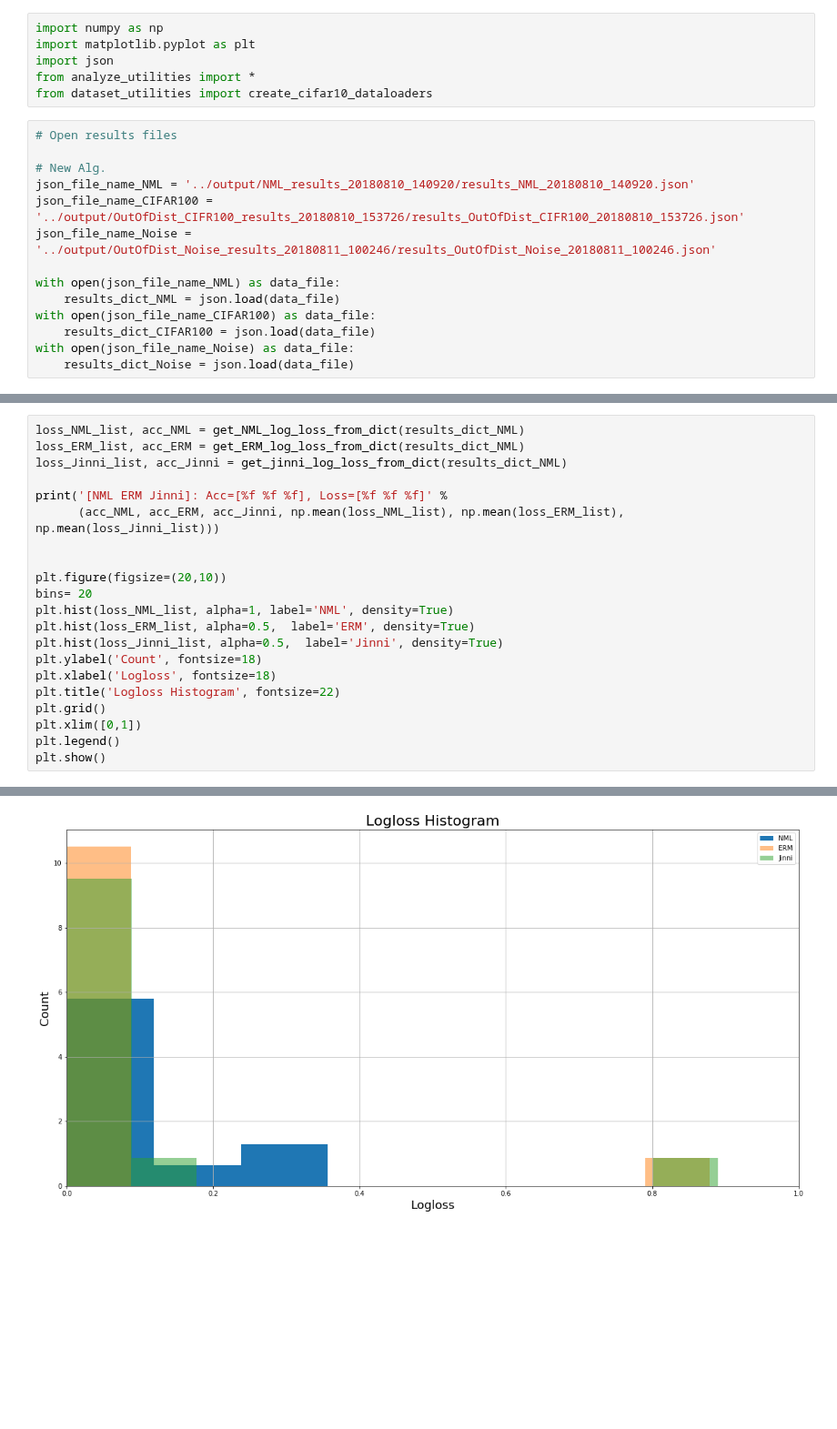
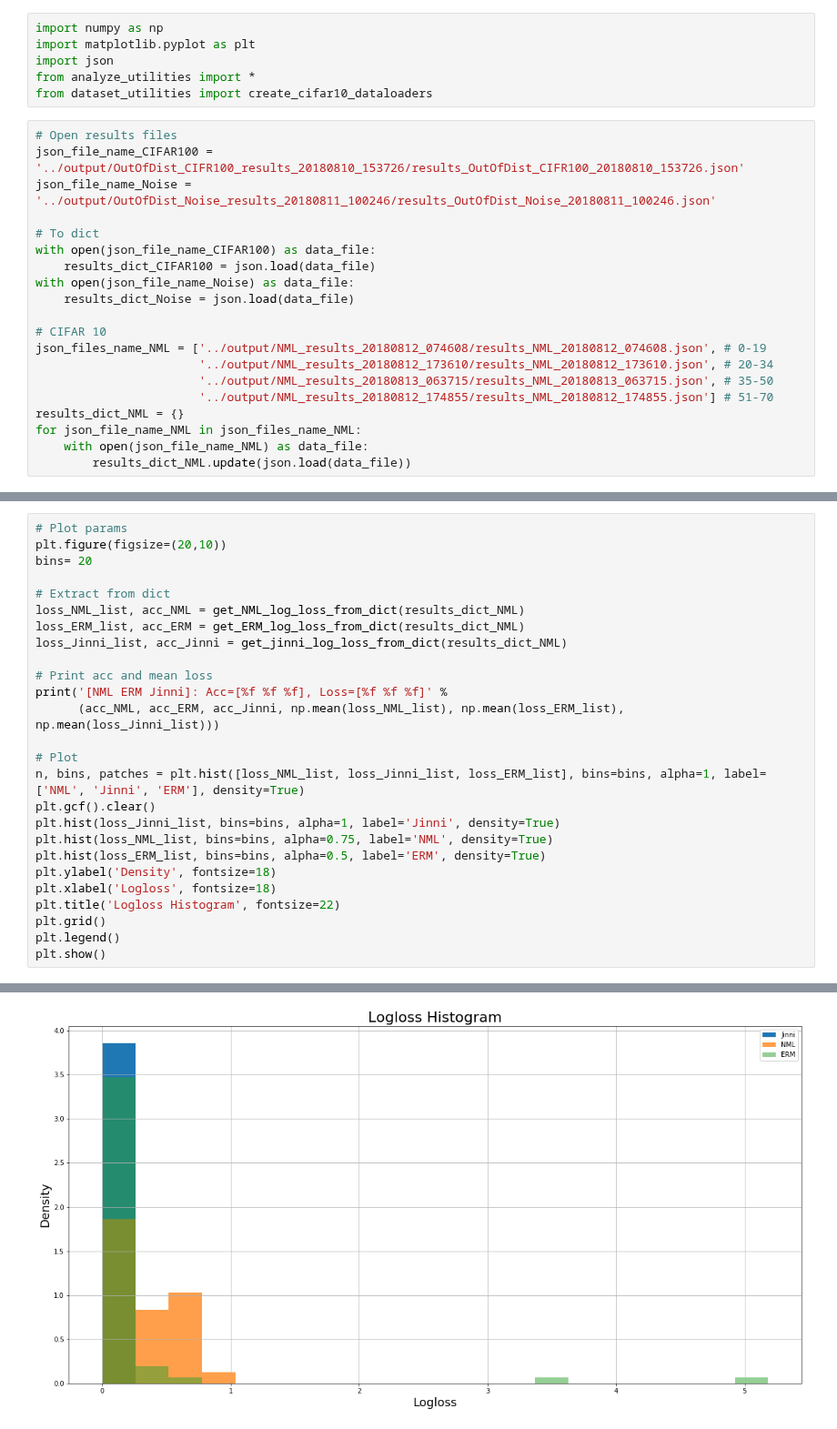
Before and after one commit to kobybibas/deep_pnml_experiments, a Jupyter notebook: src/analyze_results.ipynb, the cells around one changed output, grey strips where cells are left out. Shown at 91% size. Saved outputs shown, nothing was run; the diff lists cells and outputs as text; blank space fills up the shorter version.

```diff
--- a/src/analyze_results.ipynb
+++ b/src/analyze_results.ipynb
@@ -6,15 +6,21 @@ from analyze_utilities import *
 from dataset_utilities import create_cifar10_dataloaders
 # %%
 # Open results files
-
-# New Alg.
-json_file_name_NML = '../output/NML_results_20180810_140920/results_NML_20180810_140920.json'
 json_file_name_CIFAR100 = '../output/OutOfDist_CIFR100_results_20180810_153726/results_OutOfDist_CIFR100_20180810_153726.json'
 json_file_name_Noise = '../output/OutOfDist_Noise_results_20180811_100246/results_OutOfDist_Noise_20180811_100246.json'
 
-with open(json_file_name_NML) as data_file:
-    results_dict_NML = json.load(data_file)
+# To dict
 with open(json_file_name_CIFAR100) as data_file:
     results_dict_CIFAR100 = json.load(data_file)
 with open(json_file_name_Noise) as data_file:
     results_dict_Noise = json.load(data_file)
+
+# CIFAR 10
+json_files_name_NML = ['../output/NML_results_20180812_074608/results_NML_20180812_074608.json', # 0-19
+                       '../output/NML_results_20180812_173610/results_NML_20180812_173610.json', # 20-34
+                       '../output/NML_results_20180813_063715/results_NML_20180813_063715.json', # 35-50
+                       '../output/NML_results_20180812_174855/results_NML_20180812_174855.json'] # 51-70
+results_dict_NML = {}
+for json_file_name_NML in json_files_name_NML:
+    with open(json_file_name_NML) as data_file:
+        results_dict_NML.update(json.load(data_file))
@@ -45,22 +67,27 @@ log10(NormalizationFactor): [cifar10 cifar100 Noise]=[1.278609 2.063805 2.189757
 # %%
+# Plot params
+plt.figure(figsize=(20,10))
+bins= 20
+
+# Extract from dict
 loss_NML_list, acc_NML = get_NML_log_loss_from_dict(results_dict_NML)
 loss_ERM_list, acc_ERM = get_ERM_log_loss_from_dict(results_dict_NML)
 loss_Jinni_list, acc_Jinni = get_jinni_log_loss_from_dict(results_dict_NML)
 
+# Print acc and mean loss
 print('[NML ERM Jinni]: Acc=[%f %f %f], Loss=[%f %f %f]' %
       (acc_NML, acc_ERM, acc_Jinni, np.mean(loss_NML_list), np.mean(loss_ERM_list), np.mean(loss_Jinni_list)))
 
-
-plt.figure(figsize=(20,10))
-bins= 20
-plt.hist(loss_NML_list, alpha=1, label='NML', density=True)
-plt.hist(loss_ERM_list, alpha=0.5,  label='ERM', density=True)
-plt.hist(loss_Jinni_list, alpha=0.5,  label='Jinni', density=True)
-plt.ylabel('Count', fontsize=18)
+# Plot
+n, bins, patches = plt.hist([loss_NML_list, loss_Jinni_list, loss_ERM_list], bins=bins, alpha=1, label=['NML', 'Jinni', 'ERM'], density=True)
+plt.gcf().clear()
+plt.hist(loss_Jinni_list, bins=bins, alpha=1, label='Jinni', density=True)
+plt.hist(loss_NML_list, bins=bins, alpha=0.75, label='NML', density=True)
+plt.hist(loss_ERM_list, bins=bins, alpha=0.5, label='ERM', density=True)
+plt.ylabel('Density', fontsize=18)
 plt.xlabel('Logloss', fontsize=18)
 plt.title('Logloss Histogram', fontsize=22)
 plt.grid()
-plt.xlim([0,1])
 plt.legend()
 plt.show()
 # %% [output]
@@ -68 +95 @@ plt.show()
-[figure, old version]
+[figure, new version]
```
Also changed, not shown: parts of 12 cells of this notebook, 7 other files.
